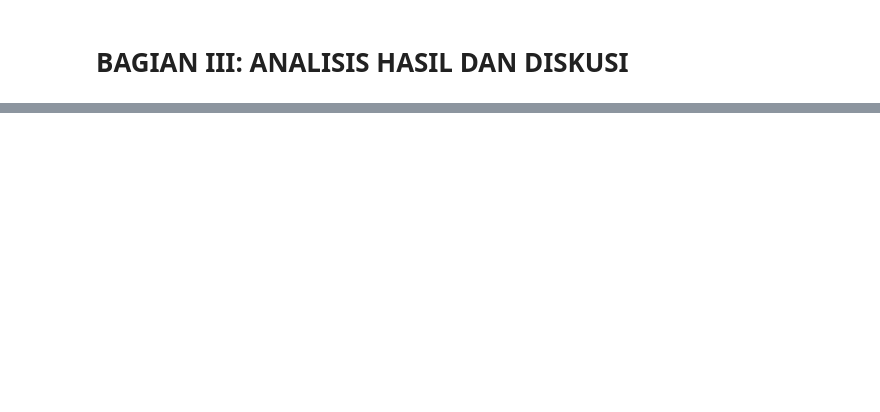
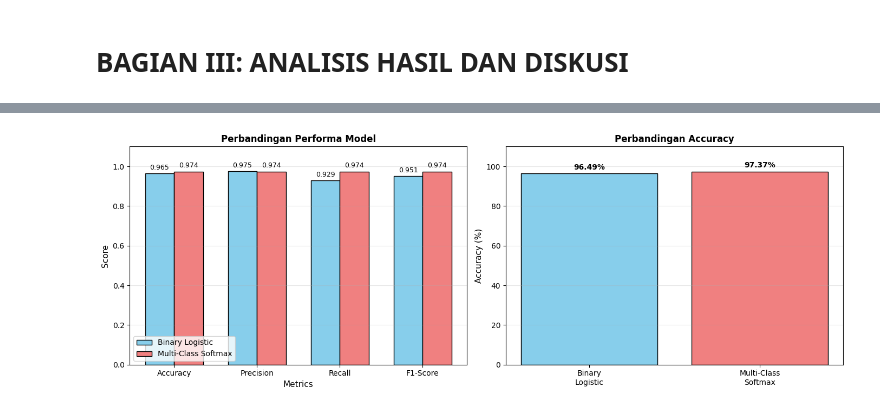
Before and after one commit to wangga03/Tugas-PMA, a Jupyter notebook: TUGAS2_KELOMPOK3.ipynb, the cells around one changed output, grey strips where cells are left out. Drawn from its saved outputs; the diff is of its cells as text; code cells hidden in the pictures; blank space fills up the shorter version.

```diff
--- a/TUGAS2_KELOMPOK3.ipynb
+++ b/TUGAS2_KELOMPOK3.ipynb
@@ -514,12 +279,0 @@ NameError: name 'X_test_scaled' is not defined
-# %%
-# 4. Contoh Prediksi Probabilitas Softmax
-print("\n4. CONTOH PREDIKSI PROBABILITAS SOFTMAX")
-print("-" * 80)
-print("Sample pertama dari test set:")
-print(f"Fitur (scaled): {X_test_scaled[0]}")
-print(f"Actual class: {y_test.iloc[0]}")
-print(f"Predicted class: {y_pred_softmax[0]}")
-print("\nProbabilitas untuk setiap kelas:")
-for i, cls in enumerate(softmax_model.classes_):
-    print(f"  P(Diagnosis={cls}) = {y_pred_proba_softmax[0][i]:.4f} ({y_pred_proba_softmax[0][i]*100:.2f}%)")
-print(f"\nTotal probabilitas: {np.sum(y_pred_proba_softmax[0]):.6f} ≈ 1.000 ✓")
@@ -531,11 +280,13 @@ NameError: name 'X_test_scaled' is not defined
 # %% [markdown]
 # BAGIAN III: ANALISIS HASIL DAN DISKUSI
 # %%
-# 1. Komparasi Kinerja Model
+# ============================================================================
+# SEL ANALISIS & KESIMPULAN LENGKAP
+# ============================================================================
+
+# 1. Komparasi Kinerja
 print("\n1. KOMPARASI KINERJA MODEL")
 print("-" * 80)
-
-# Tabel Perbandingan
 comparison_df = pd.DataFrame({
     'Model': ['Binary Logistic', 'Multi-Class Softmax'],
     'Accuracy': [accuracy_binary, accuracy_softmax],
@@ -543,53 +294,74 @@ comparison_df = pd.DataFrame({
     'Recall': [recall_binary, recall_softmax],
     'F1-Score': [f1_binary, f1_softmax]
 })
-
 print("\nTabel Perbandingan Metrik:")
 display(comparison_df)
 
 # Visualisasi Perbandingan
 fig, axes = plt.subplots(1, 2, figsize=(14, 5))
-
-# Bar plot perbandingan metrik
 metrics = ['Accuracy', 'Precision', 'Recall', 'F1-Score']
 binary_scores = [accuracy_binary, precision_binary, recall_binary, f1_binary]
 softmax_scores = [accuracy_softmax, precision_softmax, recall_softmax, f1_softmax]
-
 x = np.arange(len(metrics))
 width = 0.35
-
 axes[0].bar(x - width/2, binary_scores, width, label='Binary Logistic', color='skyblue', edgecolor='black')
 axes[0].bar(x + width/2, softmax_scores, width, label='Multi-Class Softmax', color='lightcoral', edgecolor='black')
-axes[0].set_xlabel('Metrics', fontsize=11)
-axes[0].set_ylabel('Score', fontsize=11)
+axes[0].set_xlabel('Metrics', fontsize=11); axes[0].set_ylabel('Score', fontsize=11)
 axes[0].set_title('Perbandingan Performa Model', fontsize=12, fontweight='bold')
-axes[0].set_xticks(x)
-axes[0].set_xticklabels(metrics)
-axes[0].legend()
-axes[0].grid(axis='y', alpha=0.3)
-axes[0].set_ylim([0, 1.1])
-
+axes[0].set_xticks(x); axes[0].set_xticklabels(metrics); axes[0].legend()
+axes[0].grid(axis='y', alpha=0.3); axes[0].set_ylim([0, 1.1])
 for i, (b, s) in enumerate(zip(binary_scores, softmax_scores)):
     axes[0].text(i - width/2, b + 0.02, f'{b:.3f}', ha='center', fontsize=9)
     axes[0].text(i + width/2, s + 0.02, f'{s:.3f}', ha='center', fontsize=9)
-
-# Bar plot perbandingan akurasi
 axes[1].bar(['Binary\nLogistic', 'Multi-Class\nSoftmax'],
-            [accuracy_binary*100, accuracy_softmax*100],
-            color=['skyblue', 'lightcoral'],
-            edgecolor='black')
+            [accuracy_binary*100, accuracy_softmax*100], color=['skyblue', 'lightcoral'], edgecolor='black')
 axes[1].set_ylabel('Accuracy (%)', fontsize=11)
 axes[1].set_title('Perbandingan Accuracy', fontsize=12, fontweight='bold')
-axes[1].grid(axis='y', alpha=0.3)
-axes[1].set_ylim([0, 110])
-
+axes[1].grid(axis='y', alpha=0.3); axes[1].set_ylim([0, 110])
 for i, val in enumerate([accuracy_binary*100, accuracy_softmax*100]):
     axes[1].text(i, val + 2, f'{val:.2f}%', ha='center', fontweight='bold', fontsize=10)
-
 plt.tight_layout()
 plt.savefig('model_comparison.png', dpi=300, bbox_inches='tight')
 print("\n✓ Grafik perbandingan disimpan: model_comparison.png")
 plt.show()
+
+# 2. Kesimpulan
+print("\n2. KESIMPULAN")
+print("-" * 80)
+print(f"""
+Pada dataset Breast Cancer yang secara natural bersifat biner (Malignant/Benign),
+kedua model (Regresi Logistik Biner dan Regresi Softmax) memberikan hasil performa
+yang sangat mirip dan tinggi (Accuracy di atas 95%). Hal ini membuktikan bahwa
+untuk kasus 2 kelas, kedua pendekatan tersebut secara matematis ekuivalen.
+""")
+
+# 3. Export Hasil
+print("\n\n" + "="*80)
+print("EXPORT HASIL UNTUK LAPORAN")
+print("="*80)
+results_df = pd.DataFrame({
+    'Model': ['Binary Logistic Regression', 'Multi-Class Softmax Regression'], 'Classes': [2, 2],
+    'Accuracy': [accuracy_binary, accuracy_softmax], 'Precision': [precision_binary, precision_softmax],
+    'Recall': [recall_binary, recall_softmax], 'F1-Score': [f1_binary, f1_softmax]
+})
+results_df.to_csv('model_results.csv', index=False)
+print("✓ Hasil disimpan ke: model_results.csv")
+
+coef_df = pd.DataFrame({'Feature': X.columns, 'Binary_Coef': logistic_model.coef_[0]})
+coef_df['Softmax_Coef'] = softmax_model.coef_[0]
+coef_df.to_csv('model_coefficients.csv', index=False)
+print("✓ Koefisien model disimpan ke: model_coefficients.csv")
+
+predictions_df = pd.DataFrame({
+    'Actual_MultiClass': y_test.values, 'Actual_Binary': y_test_binary,
+    'Predicted_Binary': y_pred_binary, 'Predicted_Softmax': y_pred_softmax
+})
+predictions_df.to_csv('predictions.csv', index=False)
+print("✓ Prediksi disimpan ke: predictions.csv")
+
+print("\n" + "="*80)
+print("TUGAS SELESAI!")
+print("="*80)
 # %% [output]
 1. KOMPARASI KINERJA MODEL
 --------------------------------------------------------------------------------
@@ -596,0 +374 @@ NameError: name 'accuracy_binary' is not defined
+[figure, added]
```
Also changed, not shown: parts of 23 cells of this notebook, 1 other file.
